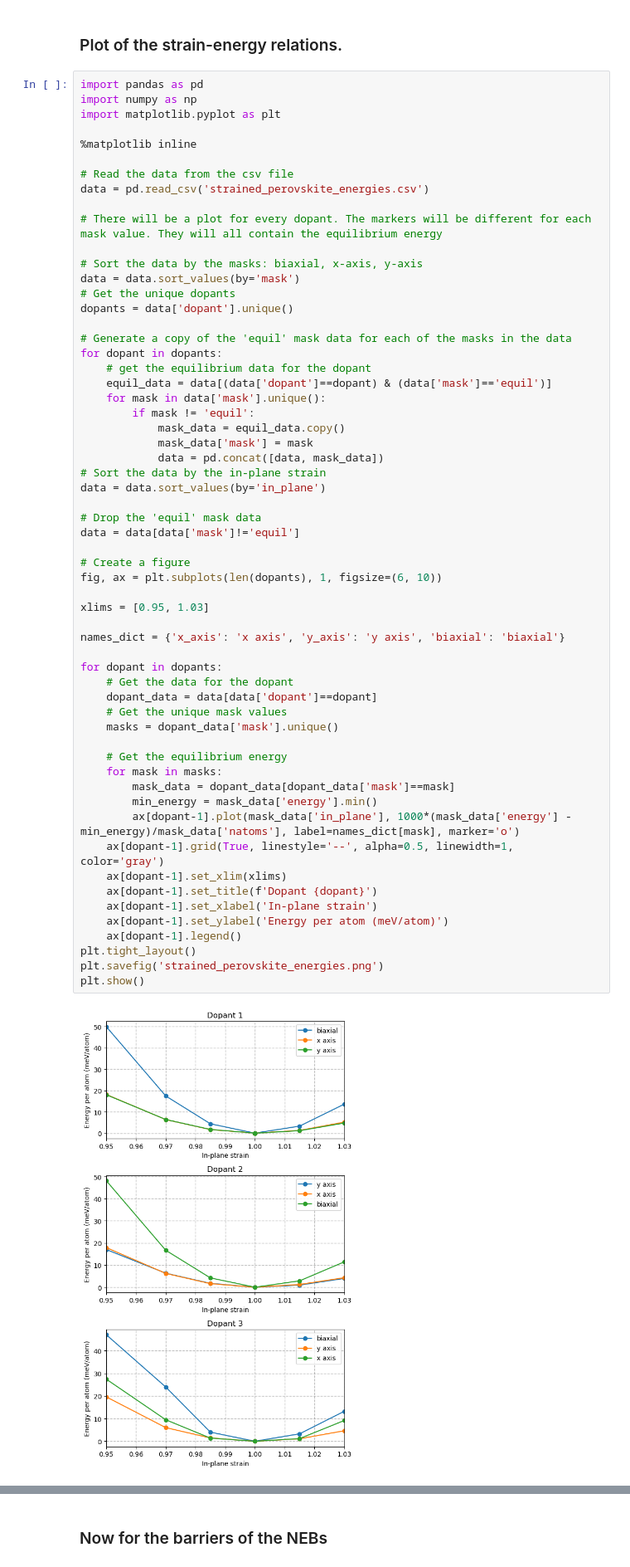
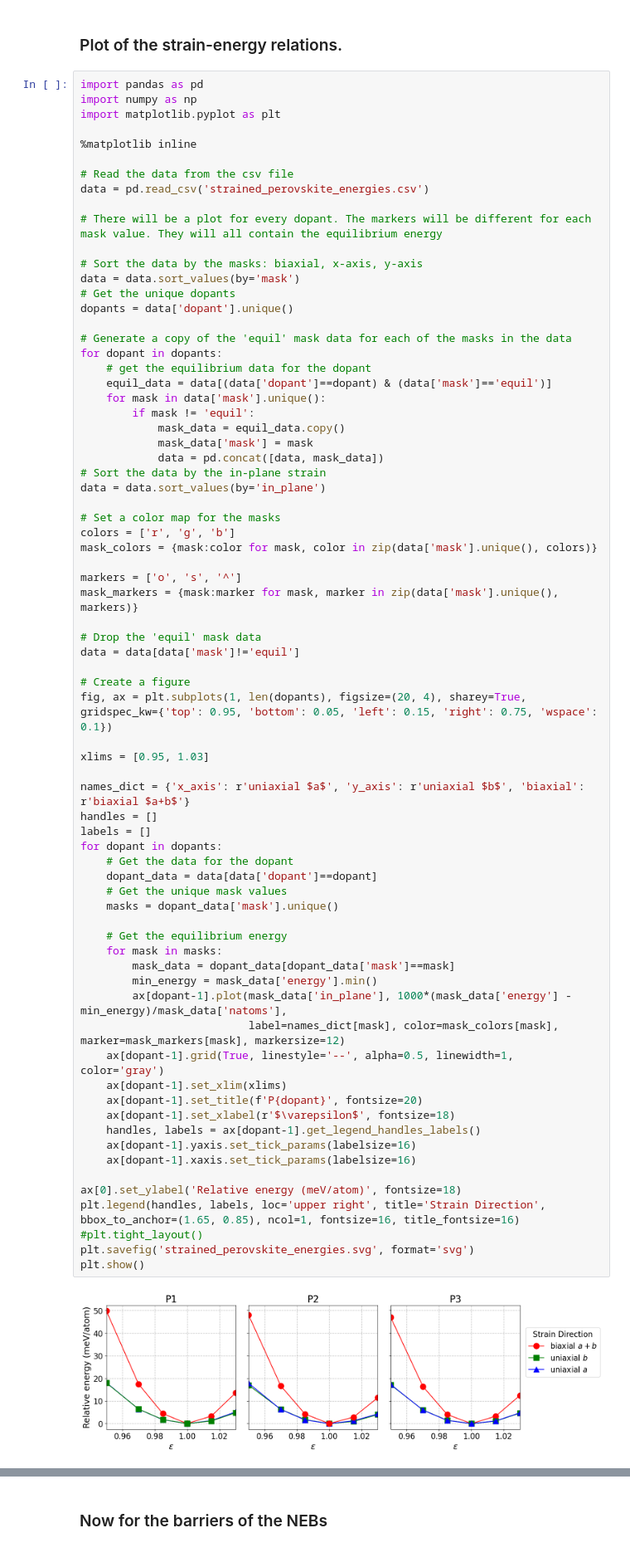
Before and after one commit to armmorin/strained, a Jupyter notebook: notebook.ipynb, the cells around one changed output, grey strips where cells are left out. Shown at 83% size. Saved outputs shown, nothing was run; the diff lists cells and outputs as text.

```diff
--- a/notebook.ipynb
+++ b/notebook.ipynb
@@ -764,41 +1019,54 @@ for dopant in dopants:
     equil_data = data[(data['dopant']==dopant) & (data['mask']=='equil')]
     for mask in data['mask'].unique():
         if mask != 'equil':
             mask_data = equil_data.copy()
             mask_data['mask'] = mask
             data = pd.concat([data, mask_data])
 # Sort the data by the in-plane strain
 data = data.sort_values(by='in_plane')
 
+# Set a color map for the masks
+colors = ['r', 'g', 'b']
+mask_colors = {mask:color for mask, color in zip(data['mask'].unique(), colors)}
+
+markers = ['o', 's', '^']
+mask_markers = {mask:marker for mask, marker in zip(data['mask'].unique(), markers)}
+
 # Drop the 'equil' mask data
 data = data[data['mask']!='equil']
 
 # Create a figure
-fig, ax = plt.subplots(len(dopants), 1, figsize=(6, 10))
+fig, ax = plt.subplots(1, len(dopants), figsize=(20, 4), sharey=True, gridspec_kw={'top': 0.95, 'bottom': 0.05, 'left': 0.15, 'right': 0.75, 'wspace': 0.1})
 
 xlims = [0.95, 1.03]
 
-names_dict = {'x_axis': 'x axis', 'y_axis': 'y axis', 'biaxial': 'biaxial'}
-
+names_dict = {'x_axis': r'uniaxial $a$', 'y_axis': r'uniaxial $b$', 'biaxial': r'biaxial $a+b$'}
+handles = []
+labels = []
 for dopant in dopants:
     # Get the data for the dopant
     dopant_data = data[data['dopant']==dopant]
     # Get the unique mask values
     masks = dopant_data['mask'].unique()
 
     # Get the equilibrium energy
     for mask in masks:
         mask_data = dopant_data[dopant_data['mask']==mask]
         min_energy = mask_data['energy'].min()
-        ax[dopant-1].plot(mask_data['in_plane'], 1000*(mask_data['energy'] - min_energy)/mask_data['natoms'], label=names_dict[mask], marker='o')
+        ax[dopant-1].plot(mask_data['in_plane'], 1000*(mask_data['energy'] - min_energy)/mask_data['natoms'],
+                          label=names_dict[mask], color=mask_colors[mask], marker=mask_markers[mask], markersize=12)
     ax[dopant-1].grid(True, linestyle='--', alpha=0.5, linewidth=1, color='gray')
     ax[dopant-1].set_xlim(xlims)
-    ax[dopant-1].set_title(f'Dopant {dopant}')
-    ax[dopant-1].set_xlabel('In-plane strain')
-    ax[dopant-1].set_ylabel('Energy per atom (meV/atom)')
-    ax[dopant-1].legend()
-plt.tight_layout()
-plt.savefig('strained_perovskite_energies.png')
+    ax[dopant-1].set_title(f'P{dopant}', fontsize=20)
+    ax[dopant-1].set_xlabel(r'$\varepsilon$', fontsize=18)
+    handles, labels = ax[dopant-1].get_legend_handles_labels()
+    ax[dopant-1].yaxis.set_tick_params(labelsize=16)
+    ax[dopant-1].xaxis.set_tick_params(labelsize=16)
+
+ax[0].set_ylabel('Relative energy (meV/atom)', fontsize=18)
+plt.legend(handles, labels, loc='upper right', title='Strain Direction', bbox_to_anchor=(1.65, 0.85), ncol=1, fontsize=16, title_fontsize=16)
+#plt.tight_layout()
+plt.savefig('strained_perovskite_energies.svg', format='svg')
 plt.show()
 # %% [output]
-[figure, old version]
+[figure, new version]
```
Also changed, not shown: parts of 26 cells of this notebook, 8 other files.
